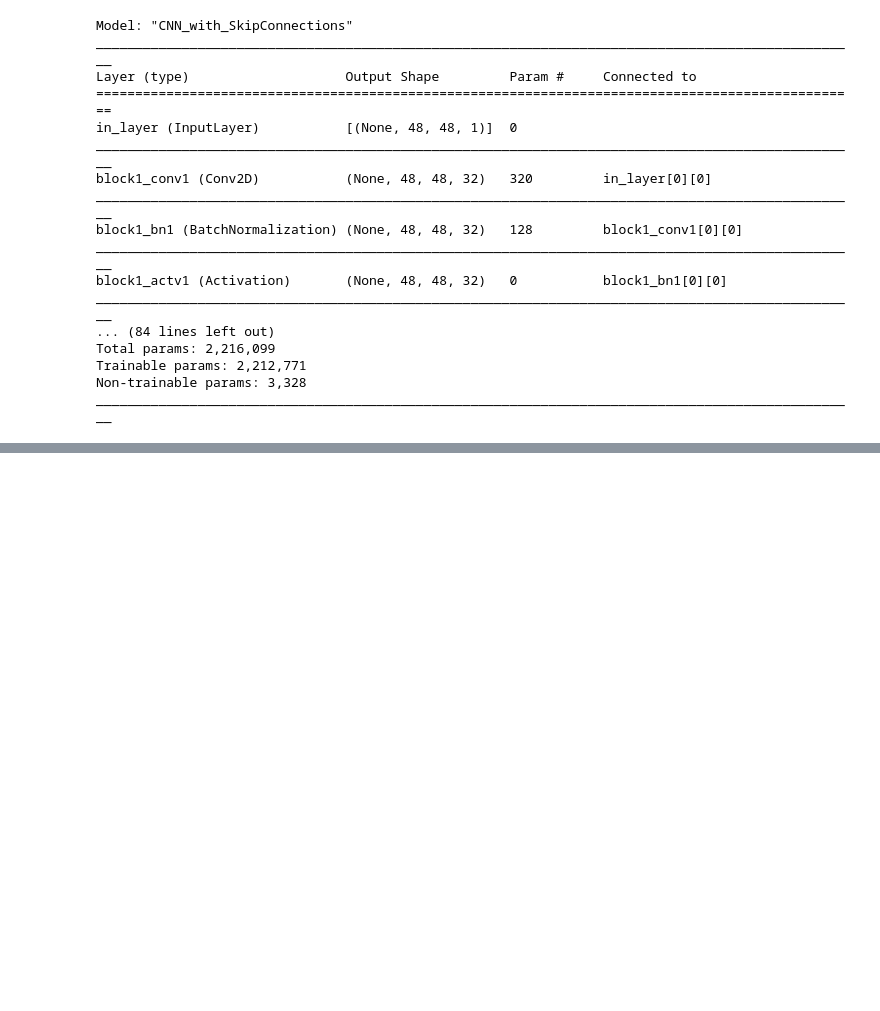
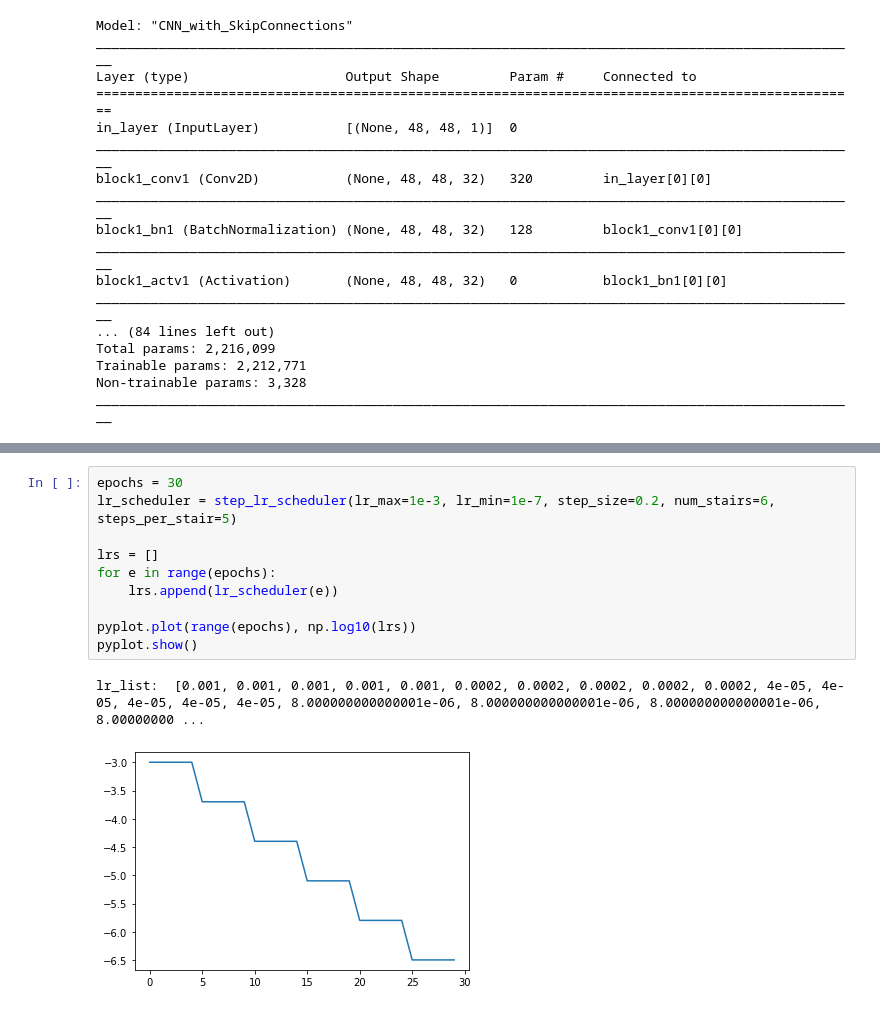
Before and after one commit to greatsharma/DeepLearning-Papers-Implementation, a Jupyter notebook: CNN_with_SkipConnections.ipynb, the cells around one changed output, grey strips where cells are left out. Drawn from its saved outputs; the diff is of its cells as text; blank space fills up the shorter version.

```diff
--- a/CNN_with_SkipConnections.ipynb
+++ b/CNN_with_SkipConnections.ipynb
@@ -252,3 +307,16 @@ plot_model(model, show_shapes=True, show_layer_names=True, expand_nested=True,
+# %%
+epochs = 30
+lr_scheduler = step_lr_scheduler(lr_max=1e-3, lr_min=1e-7, step_size=0.2, num_stairs=6, steps_per_stair=5)
+
+lrs = []
+for e in range(epochs):
+    lrs.append(lr_scheduler(e))
+
+pyplot.plot(range(epochs), np.log10(lrs))
+pyplot.show()
+# %% [output]
+lr_list:  [0.001, 0.001, 0.001, 0.001, 0.001, 0.0002, 0.0002, 0.0002, 0.0002, 0.0002, 4e-05, 4e-05, 4e-05, 4e-05, 4e-05, 8.000000000000001e-06, 8.000000000000001e-06, 8.000000000000001e-06, 8.00000000 ...
+[figure, added]
 # %%
 train_datagen = ImageDataGenerator(
     rotation_range=8,
```
Also changed, not shown: parts of 18 cells of this notebook, 5 other files.
